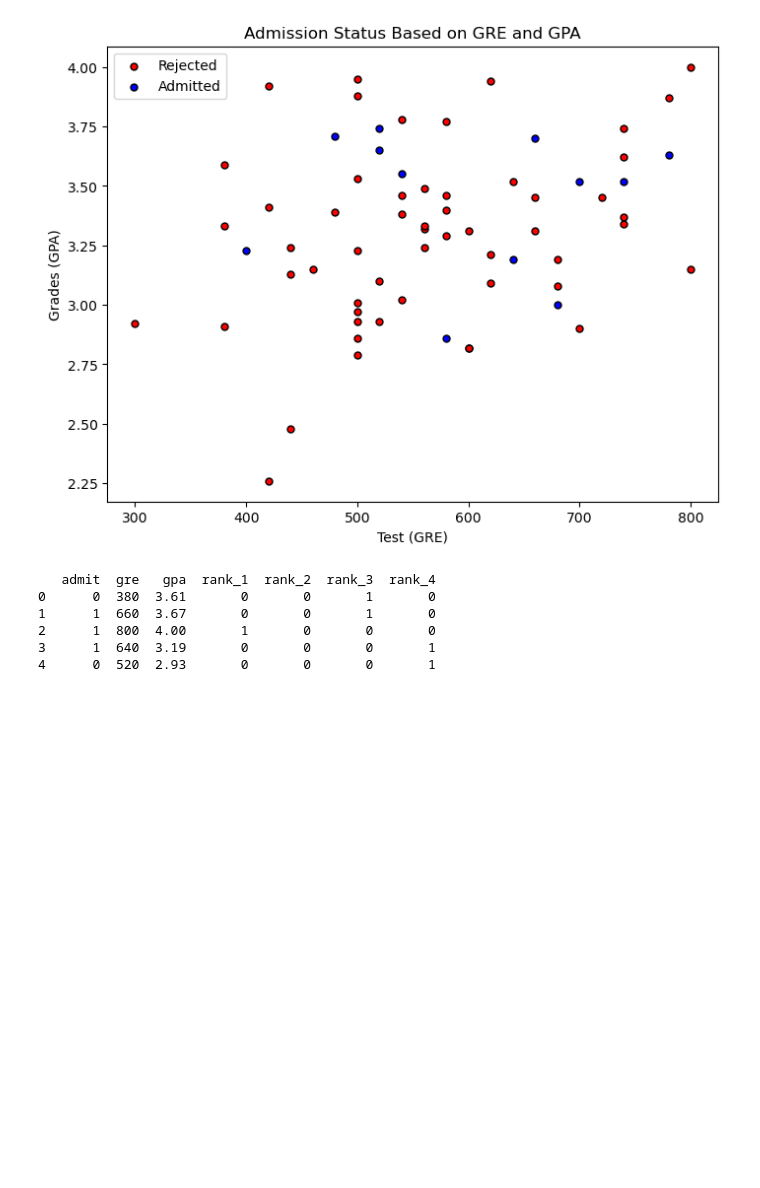
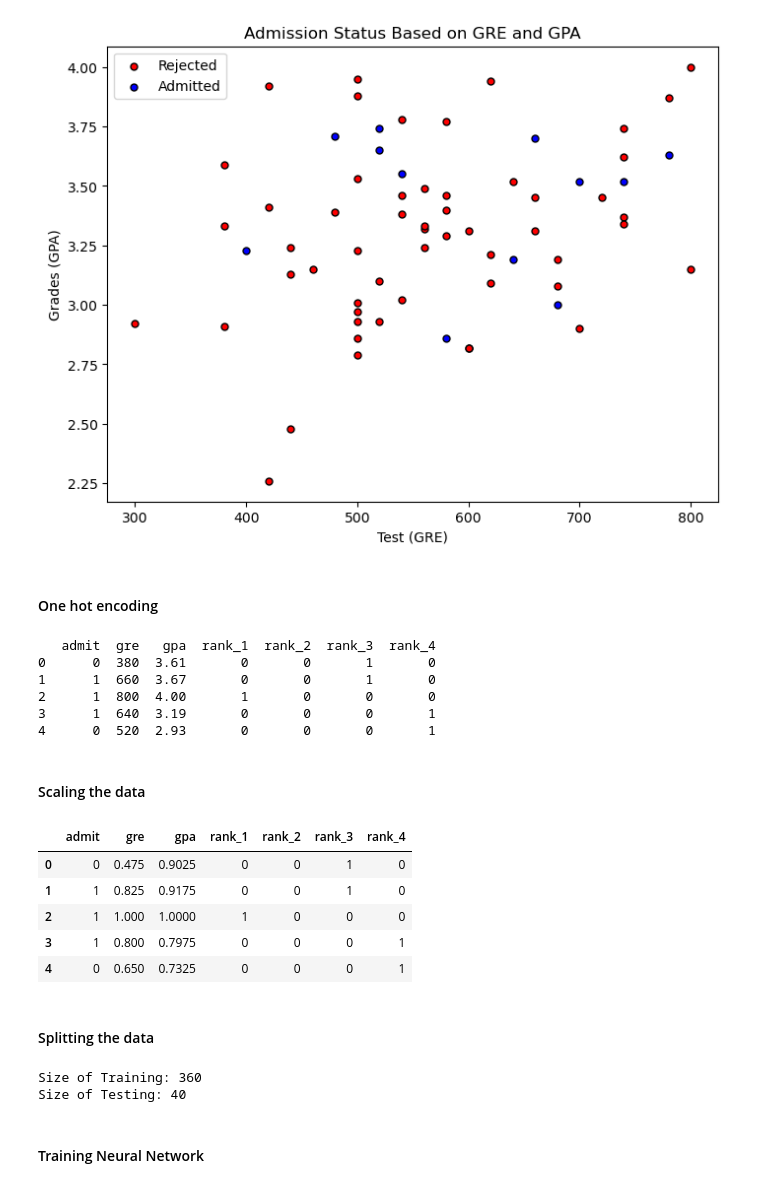
Before and after one commit to ashif-ali/Deep-Learning, a Jupyter notebook: Deep Learning Basics/Basic Perceptron.ipynb, the cells around one changed output. Saved outputs shown, nothing was run; the diff lists cells and outputs as text; code cells hidden in the pictures; blank space fills up the shorter version.

Commit message:
implemented simple neural network

```diff
--- a/Deep Learning Basics/Basic Perceptron.ipynb
+++ b/Deep Learning Basics/Basic Perceptron.ipynb
@@ -350,6 +350,8 @@ for rank_name, rank_data in data_by_rank.items():
 [figure]
 [figure]
 [figure]
+# %% [markdown]
+#### One hot encoding
 # %%
 # implementing hot encoding for rank column
 
@@ -370,3 +372,35 @@ print(hot_encoded_data.head())  # Use head() for a clearer preview
 2      1  800  4.00       1       0       0       0
 3      1  640  3.19       0       0       0       1
 4      0  520  2.93       0       0       0       1
+# %% [markdown]
+#### Scaling the data
+# %%
+# Scaling gre and gpa
+
+processed_data = hot_encoded_data.copy()
+
+processed_data['gpa'] = processed_data['gpa'] / processed_data['gpa'].max()
+processed_data['gre'] = processed_data['gre'] / processed_data['gre'].max()
+
+processed_data[:5]
+# %% [output]
+|  | admit | gre | gpa | rank_1 | rank_2 | rank_3 | rank_4 |
+| 0 | 0 | 0.475 | 0.9025 | 0 | 0 | 1 | 0 |
+| 1 | 1 | 0.825 | 0.9175 | 0 | 0 | 1 | 0 |
+| 2 | 1 | 1.000 | 1.0000 | 1 | 0 | 0 | 0 |
+| 3 | 1 | 0.800 | 0.7975 | 0 | 0 | 0 | 1 |
+| 4 | 0 | 0.650 | 0.7325 | 0 | 0 | 0 | 1 |
+# %% [markdown]
+#### Splitting the data
+# %%
+random_indices = np.random.choice(processed_data.index, size = int(len(processed_data)*0.9), replace = False)
+
+'''replace=False means that when selecting random indices from the list of processed data indexes, a single index cannot be chosen more than once.  In other words, each data point can only be included in either the training set or the testing set, not both.'''
+
+train_data, test_data = processed_data.iloc[random_indices], processed_data.drop(random_indices)
+
+print("Size of Training:", len(train_data))
+print("Size of Testing:", len(test_data))
+# %% [output]
+Size of Training: 360
+Size of Testing: 40
@@ -372,0 +425,2 @@ print(hot_encoded_data.head())  # Use head() for a clearer preview
+# %% [markdown]
+#### Training Neural Network
```
Also changed, not shown: parts of 6 cells of this notebook.
